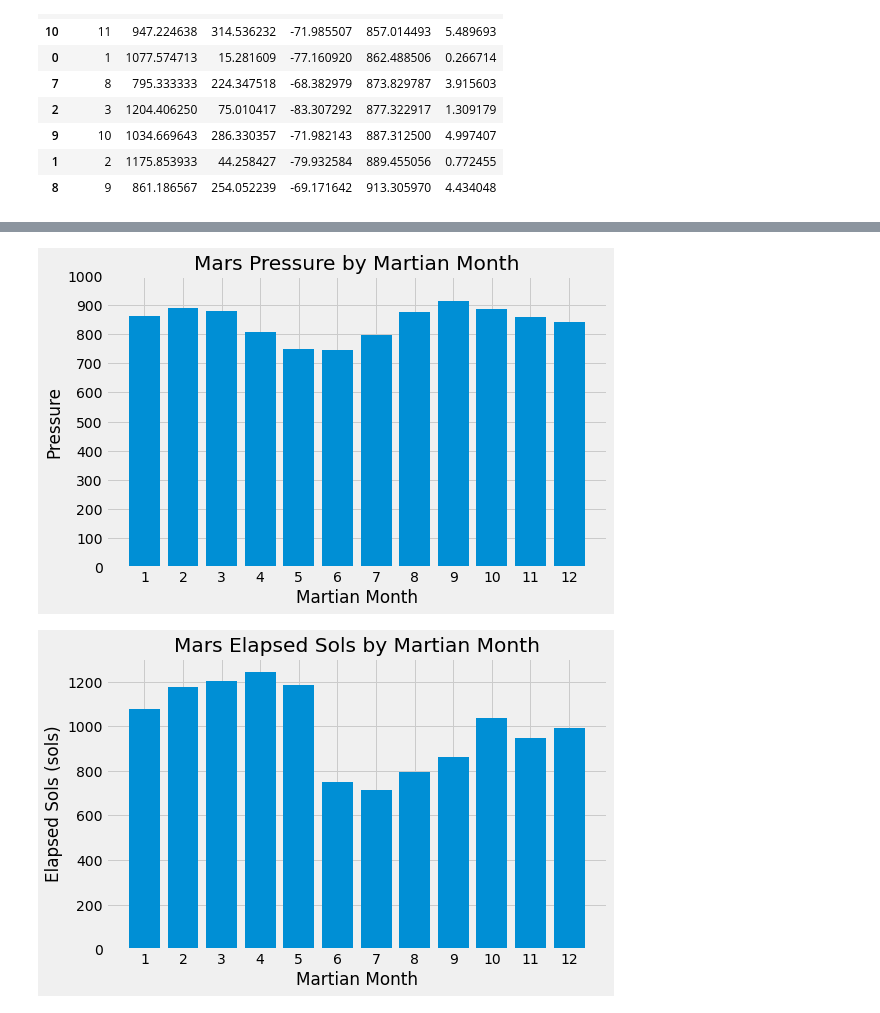
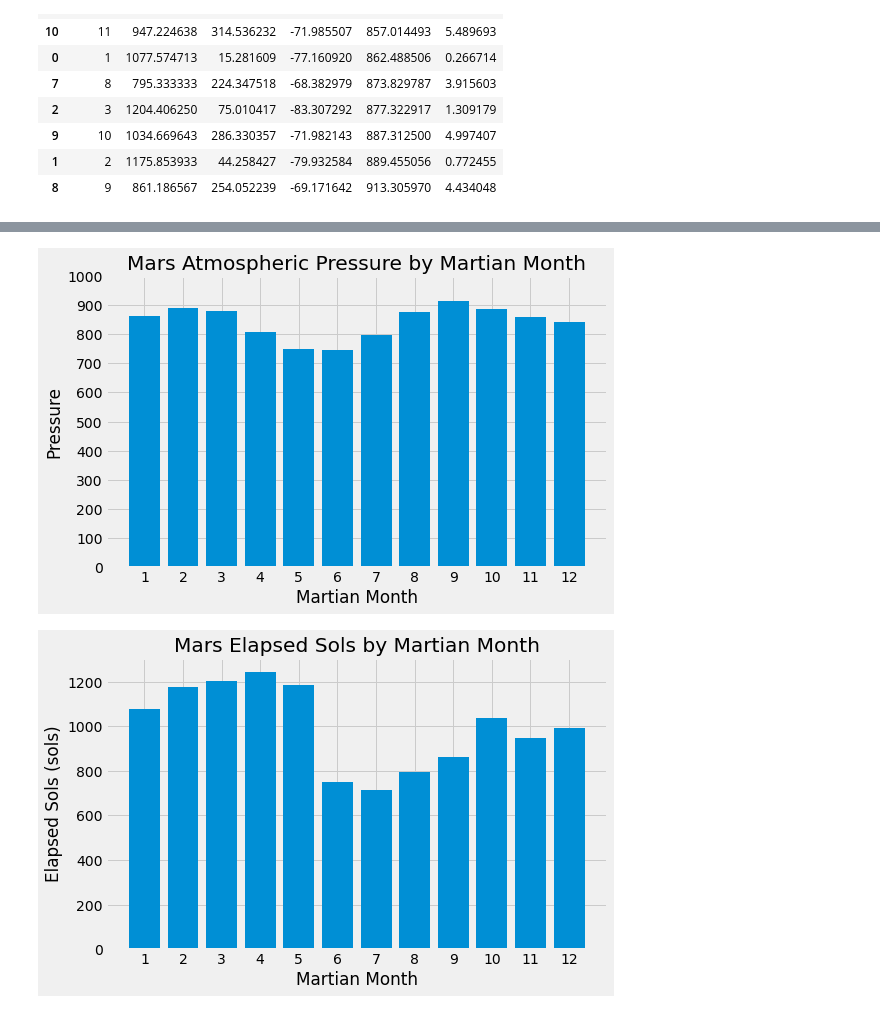
Before and after one commit to ats-tandjoeng7/Mission-to-Mars, a Jupyter notebook: mars_data_challenge_part_2.ipynb, the cells around one changed output, grey strips where cells are left out. Cells and saved outputs as stored; diff of their text form; code cells hidden in the pictures.

```diff
--- a/mars_data_challenge_part_2.ipynb
+++ b/mars_data_challenge_part_2.ipynb
@@ -265,8 +279,8 @@ pressure_df
 # %%
 # plot the average atmospheric daily pressure of all the months
-barplot(pressure_df['month'], pressure_df['pressure'], 'Mars Pressure by Martian Month')
+barplot(pressure_df['month'], pressure_df['pressure'], 'Mars Atmospheric Pressure by Martian Month')
 # %% [output]
-[figure, old version]
+[figure, new version]
 # %%
 barplot(mintemp_df['month'], mintemp_df['sol'], 'Mars Elapsed Sols by Martian Month')
 # %% [output]
```
Also changed, not shown: parts of 15 cells of this notebook, 2 other files.
